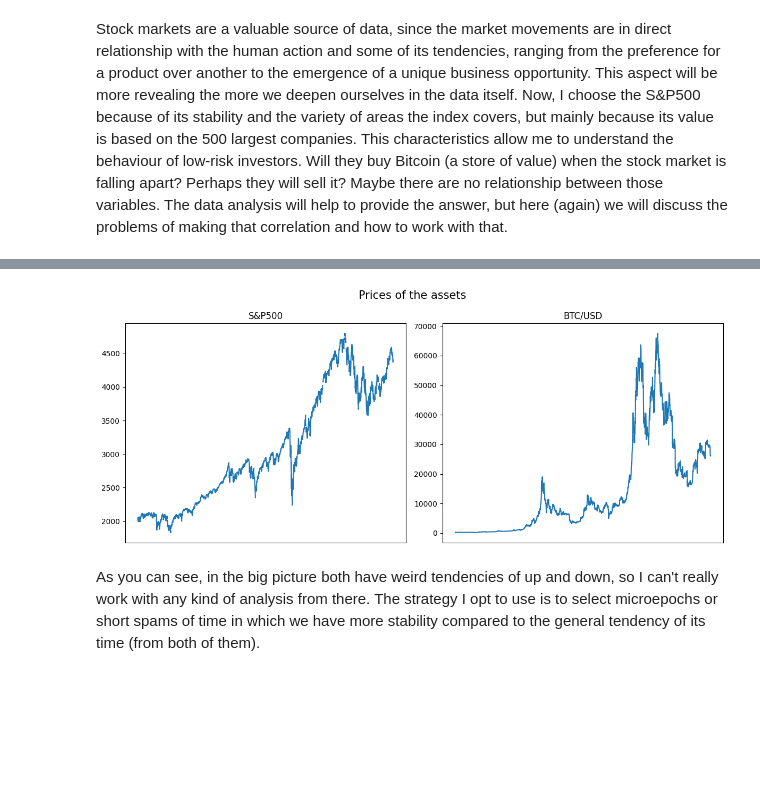
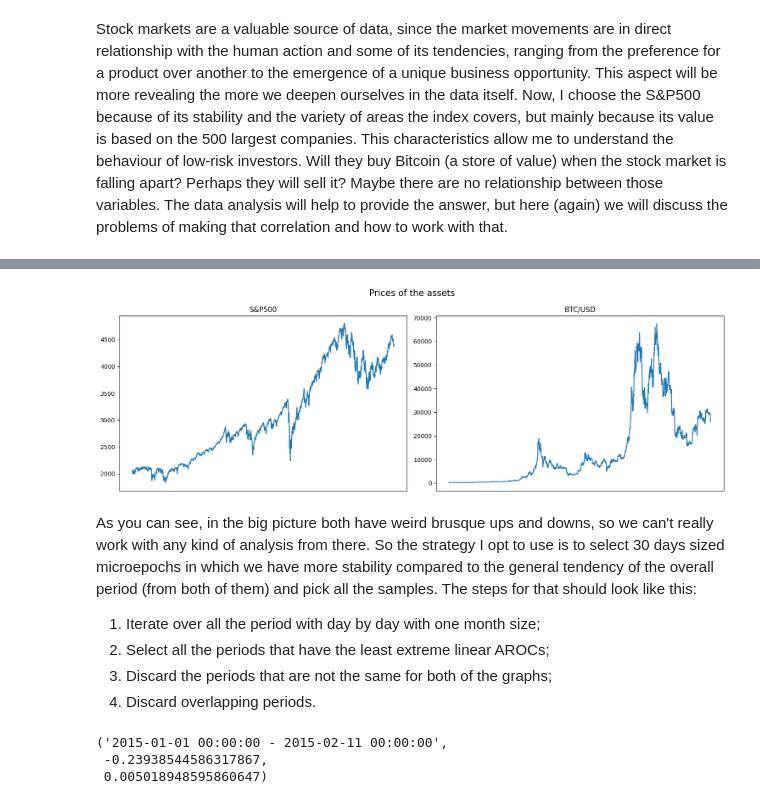
Before and after one commit to TheLastAurora/ds_scratch, a Jupyter notebook: src/extra_1.ipynb, the cells around one changed output, grey strips where cells are left out. Saved outputs shown, nothing was run; the diff lists cells and outputs as text; code cells hidden in the pictures; blank space fills up the shorter version.

```diff
--- a/src/extra_1.ipynb
+++ b/src/extra_1.ipynb
@@ -23,4 +22,5 @@ import random
 import math
 # %%
 f = open('../data/btc_s&p.csv', 'r', encoding='utf-8')
-data = pd.read_csv(f, index_col=False)
+data = pd.read_csv(f, index_col=False, parse_dates=['DATE'])
+data.head(31)
@@ -27,15 +45,46 @@ data = pd.read_csv(f, index_col=False)
 # %%
-fig, ax = plt.subplots(1, 2, figsize=(12, 5), tight_layout=True)
+fig, ax = plt.subplots(1, 2, figsize=(15, 5), tight_layout=True)
 fig.suptitle("Prices of the assets", fontsize=15)
 ax[0].plot(data['DATE'], data['SP500'])
 ax[0].set_title("S&P500")
 ax[0].set_xticks([])
 
 ax[1].plot(data['DATE'], data['CBBTCUSD'])
 ax[1].set_title("BTC/USD")
 ax[1].set_xticks([])
 plt.show()
 # %% [output]
-[figure, old version]
+[figure, new version]
 # %% [markdown]
-As you can see, in the big picture both have weird tendencies of up and down, so I can't really work with any kind of analysis from there. The strategy I opt to use is to select  microepochs or short spams of time in which we have more stability compared to the general tendency of its time (from both of them).
+As you can see, in the big picture both have weird brusque ups and downs, so we can't really work with any kind of analysis from there. So the strategy I opt to use is to select 30 days sized microepochs in which we have more stability compared to the general tendency of the overall period (from both of them) and pick all the samples. The steps for that should look like this:
+
+1. Iterate over all the period with day by day with one month size;
+2. Select all the periods that have the least extreme linear AROCs;
+3. Discard the periods that are not the same for both of the graphs;
+4. Discard overlapping periods.
+# %%
+def aroc(df: pd.DataFrame) -> List:
+    """Calculates the linear Average Rate of Change of Sample"""
+    period = f"{df.iloc[0, 0]} - {df.iloc[-1, 0]}"
+    aroc = (df.iloc[-1, 1:] - df.iloc[0, 1:]) / df.iloc[0, 1:]
+    return (period, *aroc)
+
+
+def select_periods(df: pd.DataFrame, size: int = 30) -> List[pd.DataFrame]:
+    """Produces and selects the periods that have the least extreme linear AROCS"""
+    samples = []
+    for i in range(len(df) - size):
+        window = df.iloc[i : i + size]
+        s = pd.DataFrame([window.iloc[0], window.iloc[-1]])
+        samples.append(s)
+    s_aroc = []
+    for s in samples:
+        s_aroc.append(aroc(s))
+    return s_aroc
+
+
+select_periods(data)[0]
+# %% [output]
+('2015-01-01 00:00:00 - 2015-02-11 00:00:00',
+ -0.23938544586317867,
+ 0.005018948595860647)
```
Also changed, not shown: parts of 3 cells of this notebook, 2 other files.
